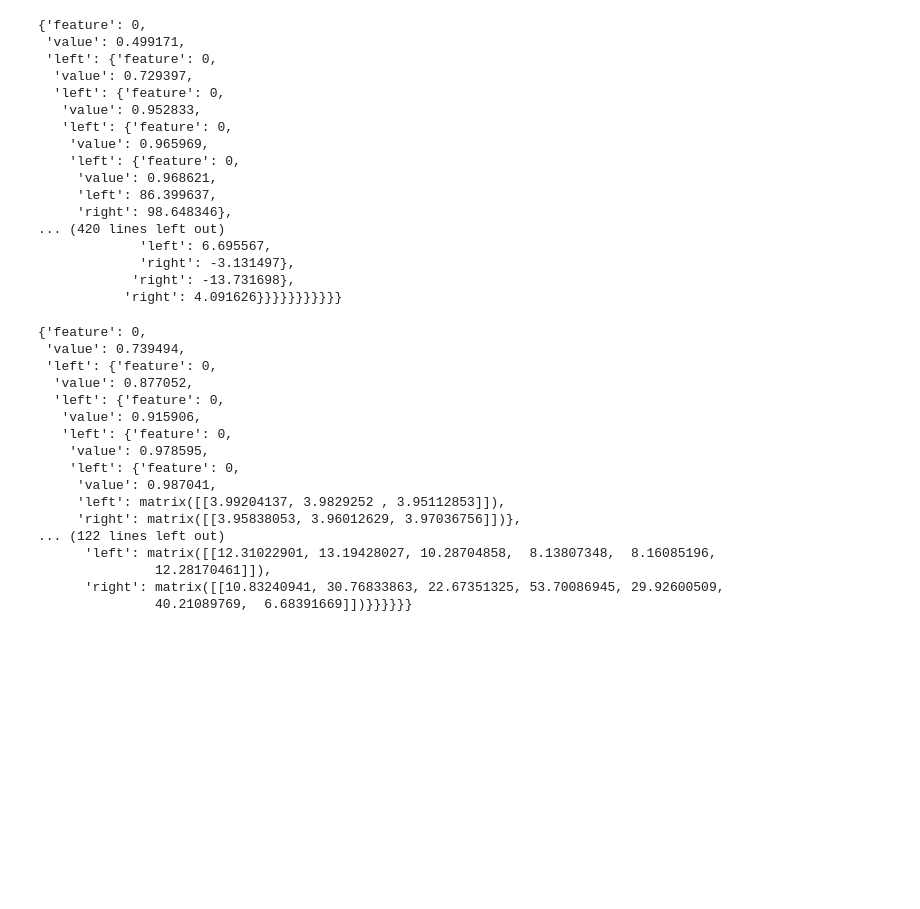
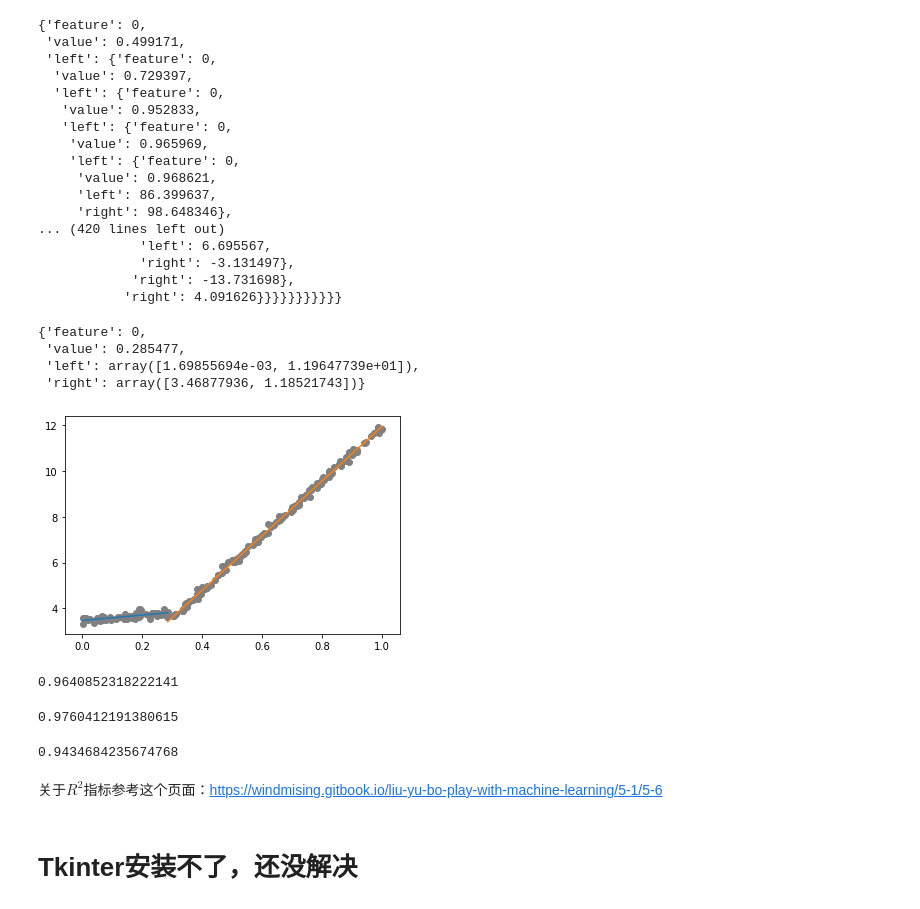
Before and after one commit to windmissing/MachineLearningInAction, a Jupyter notebook: Chapter9/Chapter9.ipynb, the cells around one changed output. Saved outputs shown, nothing was run; the diff lists cells and outputs as text; code cells hidden in the pictures; blank space fills up the shorter version.

```diff
--- a/Chapter9/Chapter9.ipynb
+++ b/Chapter9/Chapter9.ipynb
@@ -149,21 +130,43 @@ def modelErr(dataSet):
 # %%
 myMat2 = np.array(regTrees.loadDataSet('exp2.txt'))
-regTrees.createTree(myMat2, modelLeaf, modelErr,(1,10000))
+regTrees.createTree(myMat2, regTrees.modelLeaf, regTrees.modelErr,(1,10))
 # %% [output]
 {'feature': 0,
- 'value': 0.739494,
- 'left': {'feature': 0,
-  'value': 0.877052,
-  'left': {'feature': 0,
-   'value': 0.915906,
-   'left': {'feature': 0,
-    'value': 0.978595,
-    'left': {'feature': 0,
-     'value': 0.987041,
-     'left': matrix([[3.99204137, 3.9829252 , 3.95112853]]),
-     'right': matrix([[3.95838053, 3.96012629, 3.97036756]])},
-... (122 lines left out)
-      'left': matrix([[12.31022901, 13.19428027, 10.28704858,  8.13807348,  8.16085196,
-               12.28170461]]),
-      'right': matrix([[10.83240941, 30.76833863, 22.67351325, 53.70086945, 29.92600509,
-               40.21089769,  6.68391669]])}}}}}}
+ 'value': 0.285477,
+ 'left': array([1.69855694e-03, 1.19647739e+01]),
+ 'right': array([3.46877936, 1.18521743])}
+# %%
+regTrees.plotModelTree('exp2.txt')
+# %% [output]
+[figure, added]
+# %%
+# 使用regTree的预测结果
+trainMat=np.array(regTrees.loadDataSet('bikeSpeedVsIq_train.txt'))
+testMat=np.array(regTrees.loadDataSet('bikeSpeedVsIq_test.txt'))
+myTree=regTrees.createTree(trainMat, ops=(20,1))
+yHat = createForecast(myTree, testMat[:,0])
+np.corrcoef(yHat, testMat[:,1],rowvar=0)[0,1]
+# %% [output]
+0.9640852318222141
+# %%
+# 使用modelTree的预测结果
+trainMat=np.array(regTrees.loadDataSet('bikeSpeedVsIq_train.txt'))
+testMat=np.array(regTrees.loadDataSet('bikeSpeedVsIq_test.txt'))
+myTree=regTrees.createTree(trainMat, regTrees.modelLeaf, regTrees.modelErr, ops=(20,1))
+yHat = createForecast(myTree, testMat[:,0], modelTreeEval)
+np.corrcoef(yHat, testMat[:,1],rowvar=0)[0,1]
+# %% [output]
+0.9760412191380615
+# %%
+# 使用linearSolve的预测结果
+trainMat=np.array(regTrees.loadDataSet('bikeSpeedVsIq_train.txt'))
+testMat=np.array(regTrees.loadDataSet('bikeSpeedVsIq_test.txt'))
+ws, X, y = regTrees.linearSolver(trainMat)
+yHat = testMat * ws
+np.corrcoef(yHat, y,rowvar=0)[0,1]
+# %% [output]
+0.9434684235674768
+# %% [markdown]
+关于$R^2$指标参考这个页面：https://windmising.gitbook.io/liu-yu-bo-play-with-machine-learning/5-1/5-6
+# %% [markdown]
+# Tkinter安装不了，还没解决
```
Also changed, not shown: parts of 1 cell of this notebook, 9 other files.
